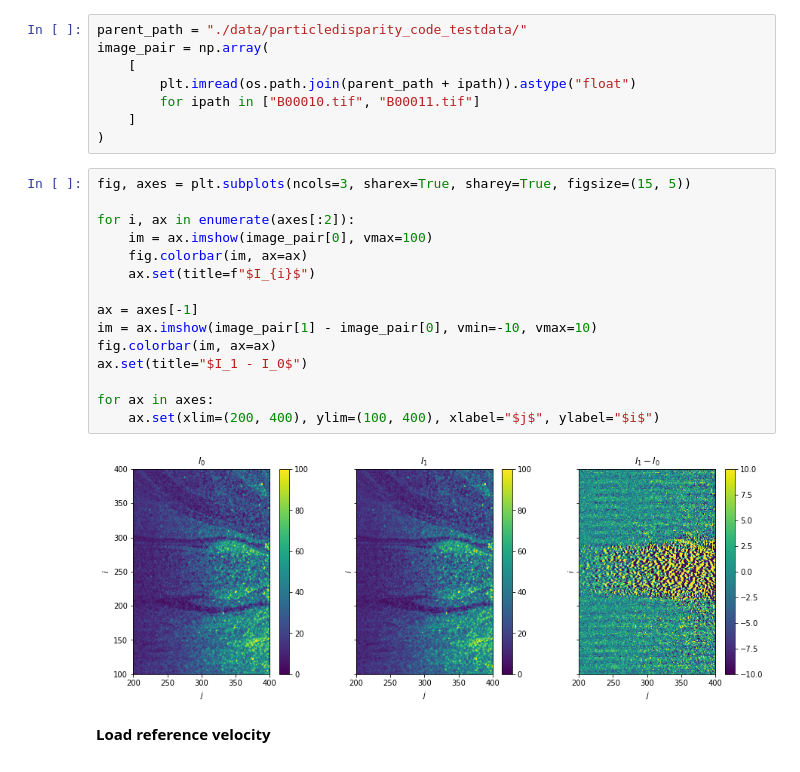
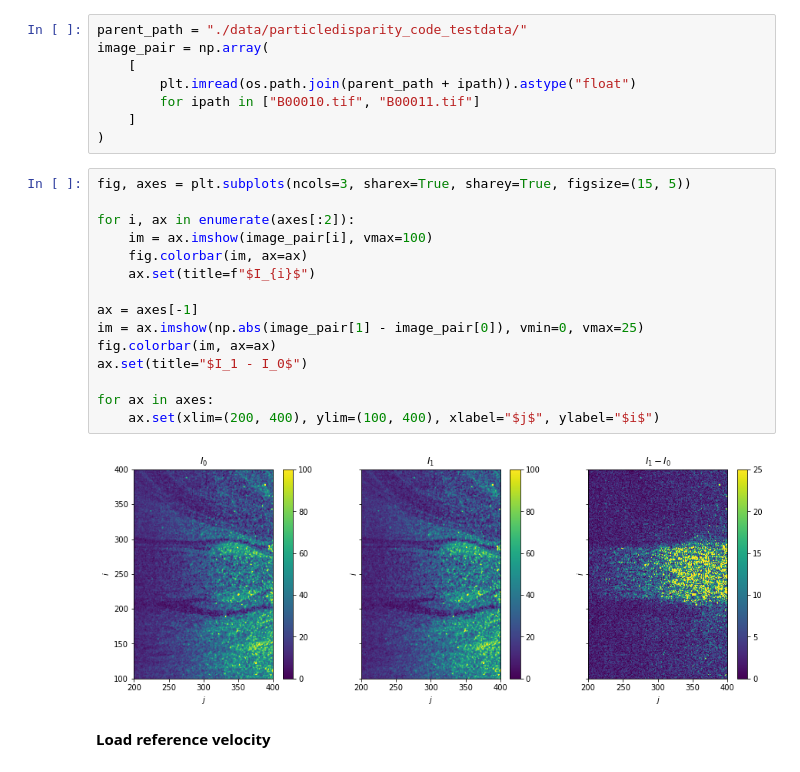
Before and after one commit to lento234/pivuq, a Jupyter notebook: examples/01_image_matching.ipynb, the cells around one changed output. Cells and saved outputs as stored; diff of their text form.

```diff
--- a/examples/01_image_matching.ipynb
+++ b/examples/01_image_matching.ipynb
@@ -26,20 +26,20 @@ image_pair = np.array(
 # %%
 fig, axes = plt.subplots(ncols=3, sharex=True, sharey=True, figsize=(15, 5))
 
 for i, ax in enumerate(axes[:2]):
-    im = ax.imshow(image_pair[0], vmax=100)
+    im = ax.imshow(image_pair[i], vmax=100)
     fig.colorbar(im, ax=ax)
     ax.set(title=f"$I_{i}$")
 
 ax = axes[-1]
-im = ax.imshow(image_pair[1] - image_pair[0], vmin=-10, vmax=10)
+im = ax.imshow(np.abs(image_pair[1] - image_pair[0]), vmin=0, vmax=25)
 fig.colorbar(im, ax=ax)
 ax.set(title="$I_1 - I_0$")
 
 for ax in axes:
     ax.set(xlim=(200, 400), ylim=(100, 400), xlabel="$j$", ylabel="$i$")
 # %% [output]
-[figure, old version]
+[figure, new version]
 # %% [markdown]
 **Load reference velocity**
 # %%
```
Also changed, not shown: parts of 2 cells of this notebook, 2 other files.
